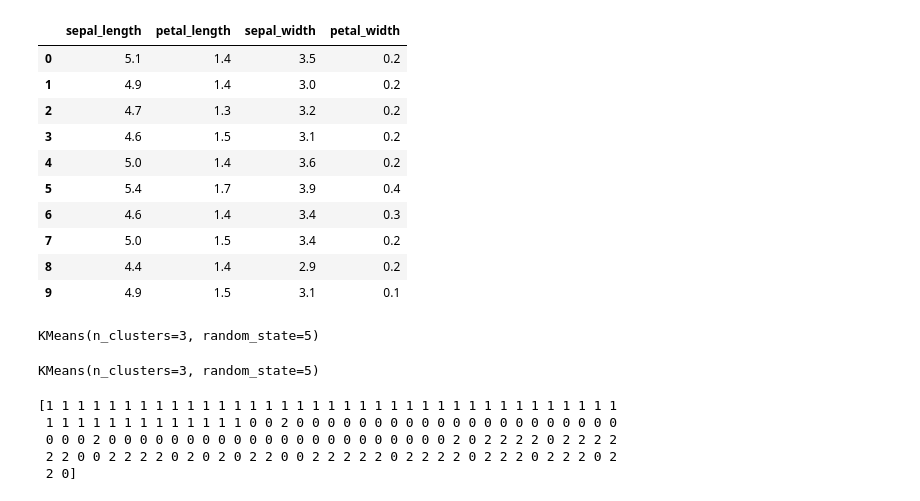
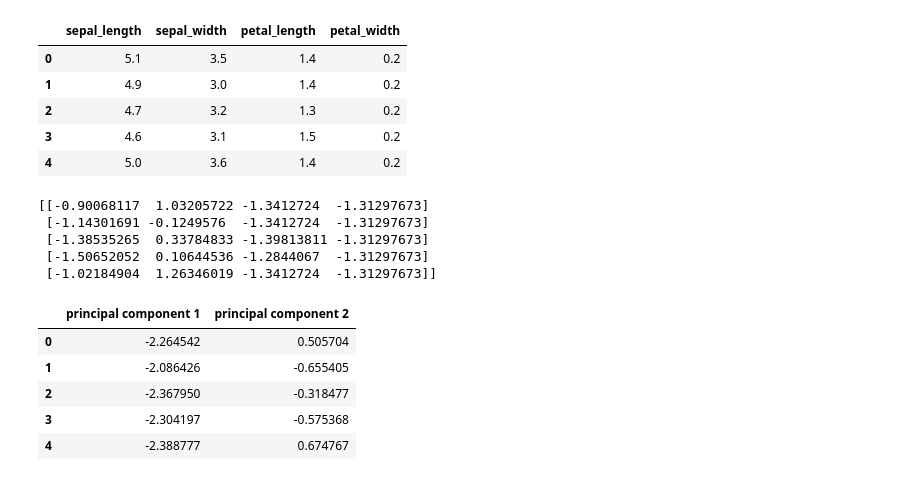
Before and after one commit to mmingoia/Cryptocurrencies, a Jupyter notebook: hierarchiealCluster.ipynb, the cells around one changed output. Saved outputs shown, nothing was run; the diff lists cells and outputs as text; code cells hidden in the pictures.

```diff
--- a/kMeans.ipynb
+++ b/hierarchiealCluster.ipynb
@@ -7,40 +9,23 @@ from sklearn.cluster import KMeans
 [interactive output not drawn]
 [interactive output not drawn]
 # %%
-#loading Data
-file_path = "Output/new_iris_data.csv"
+file_path = "Resources/new_iris_data.csv"
 df_iris = pd.read_csv(file_path)
-df_iris.head(10)
+df_iris.head()
 # %% [output]
-|  | sepal_length | petal_length | sepal_width | petal_width |
-| 0 | 5.1 | 1.4 | 3.5 | 0.2 |
-| 1 | 4.9 | 1.4 | 3.0 | 0.2 |
-| 2 | 4.7 | 1.3 | 3.2 | 0.2 |
-| 3 | 4.6 | 1.5 | 3.1 | 0.2 |
-| 4 | 5.0 | 1.4 | 3.6 | 0.2 |
-| 5 | 5.4 | 1.7 | 3.9 | 0.4 |
-| 6 | 4.6 | 1.4 | 3.4 | 0.3 |
-| 7 | 5.0 | 1.5 | 3.4 | 0.2 |
-| 8 | 4.4 | 1.4 | 2.9 | 0.2 |
-| 9 | 4.9 | 1.5 | 3.1 | 0.1 |
+|  | sepal_length | sepal_width | petal_length | petal_width |
+| 0 | 5.1 | 3.5 | 1.4 | 0.2 |
+| 1 | 4.9 | 3.0 | 1.4 | 0.2 |
+| 2 | 4.7 | 3.2 | 1.3 | 0.2 |
+| 3 | 4.6 | 3.1 | 1.5 | 0.2 |
+| 4 | 5.0 | 3.6 | 1.4 | 0.2 |
-# %%
-# Initializing model with K = 3 (since we already know there are three classes of iris plants)
-model = KMeans(n_clusters=3, random_state=5)
-model
-# %% [output]
-KMeans(n_clusters=3, random_state=5)
-# %%
-# Fitting model
-model.fit(df_iris)
-# %% [output]
-KMeans(n_clusters=3, random_state=5)
-# %%
-# Get the predictions
-predictions = model.predict(df_iris)
-print(predictions)
-# %% [output]
-[1 1 1 1 1 1 1 1 1 1 1 1 1 1 1 1 1 1 1 1 1 1 1 1 1 1 1 1 1 1 1 1 1 1 1 1 1
- 1 1 1 1 1 1 1 1 1 1 1 1 1 0 0 2 0 0 0 0 0 0 0 0 0 0 0 0 0 0 0 0 0 0 0 0 0
- 0 0 0 2 0 0 0 0 0 0 0 0 0 0 0 0 0 0 0 0 0 0 0 0 0 0 2 0 2 2 2 2 0 2 2 2 2
- 2 2 0 0 2 2 2 2 0 2 0 2 0 2 2 0 0 2 2 2 2 2 0 2 2 2 2 0 2 2 2 0 2 2 2 0 2
- 2 0]
+# %%
+#Standardize with StandardScaler
+iris_scaled = StandardScaler().fit_transform(df_iris)
+print(iris_scaled[0:5])
+# %% [output]
+[[-0.90068117  1.03205722 -1.3412724  -1.31297673]
+ [-1.14301691 -0.1249576  -1.3412724  -1.31297673]
+ [-1.38535265  0.33784833 -1.39813811 -1.31297673]
+ [-1.50652052  0.10644536 -1.2844067  -1.31297673]
+ [-1.02184904  1.26346019 -1.3412724  -1.31297673]]
@@ -46,0 +38,10 @@ print(predictions)
+# %%
+df_iris_pca=pd.DataFrame(data=iris_pca,columns=['principal component 1','principal component 2'])
+df_iris_pca.head()
+# %% [output]
+|  | principal component 1 | principal component 2 |
+| 0 | -2.264542 | 0.505704 |
+| 1 | -2.086426 | -0.655405 |
+| 2 | -2.367950 | -0.318477 |
+| 3 | -2.304197 | -0.575368 |
+| 4 | -2.388777 | 0.674767 |
```
Also changed, not shown: parts of 12 cells of this notebook, 2 other files.
